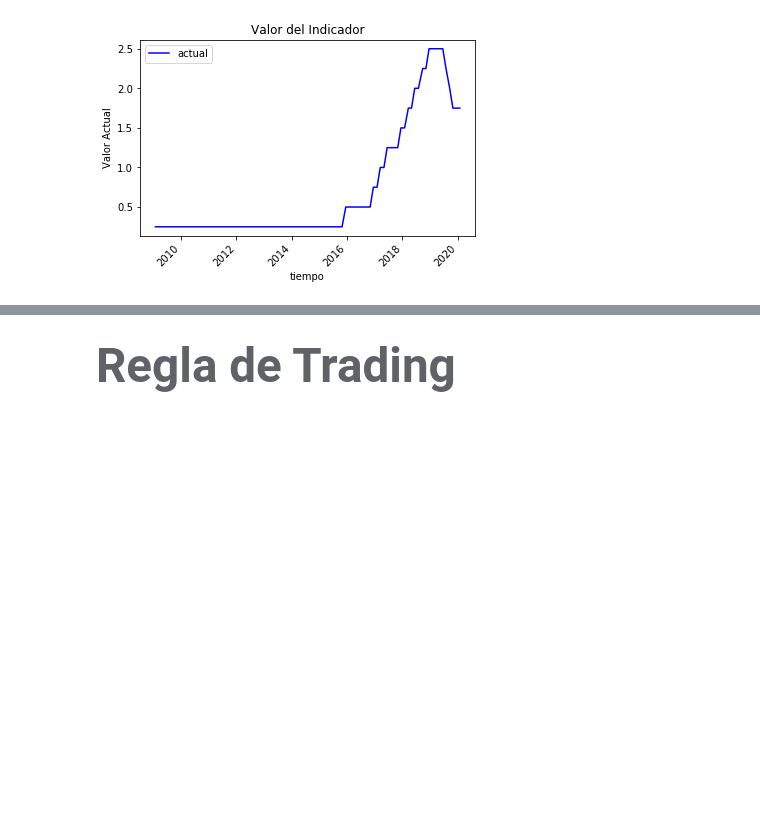
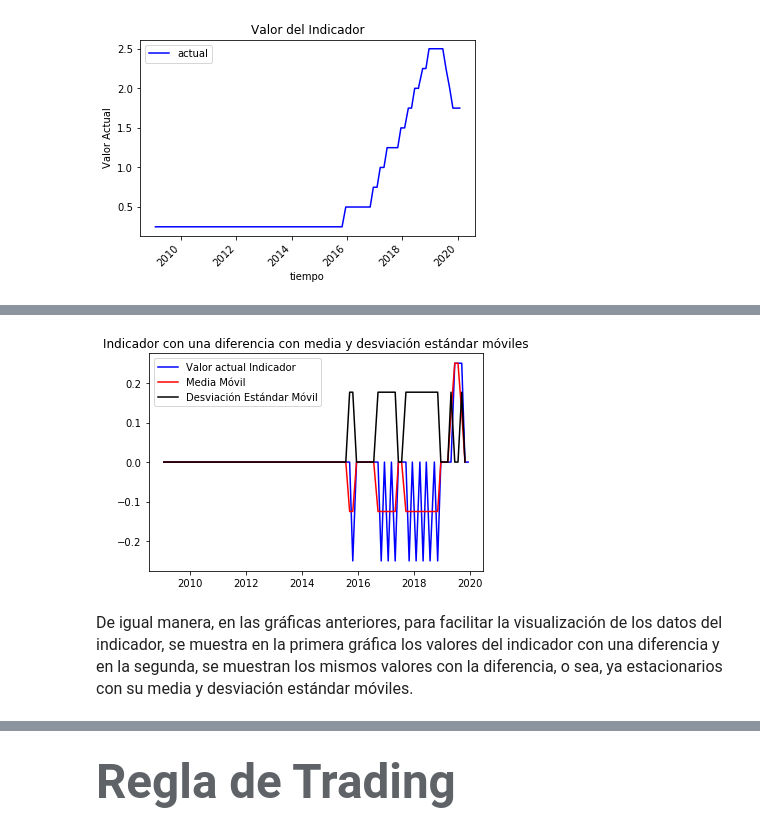
Before and after one commit to ferpinedot/ProyectoFinal_MST, a Jupyter notebook: Proyecto_equipo5.ipynb, the cells around one changed output, grey strips where cells are left out. Saved outputs shown, nothing was run; the diff lists cells and outputs as text; code cells hidden in the pictures; blank space fills up the shorter version.

```diff
--- a/Proyecto_equipo5.ipynb
+++ b/Proyecto_equipo5.ipynb
@@ -533,0 +498,6 @@ Por lo que en se rechaza la hipótesis nula y se acepta la hipótesis alternativ
+# %%
+vn.v_rmrdsv_dif(datos)
+# %% [output]
+[figure, added]
+# %% [markdown]
+<font size =3> De igual manera, en las gráficas anteriores, para facilitar la visualización de los datos del indicador, se muestra en la primera gráfica los valores del indicador con una diferencia y en la segunda, se muestran los mismos valores con la diferencia, o sea, ya estacionarios con su media y desviación estándar móviles.
```
Also changed, not shown: parts of 79 cells of this notebook.
